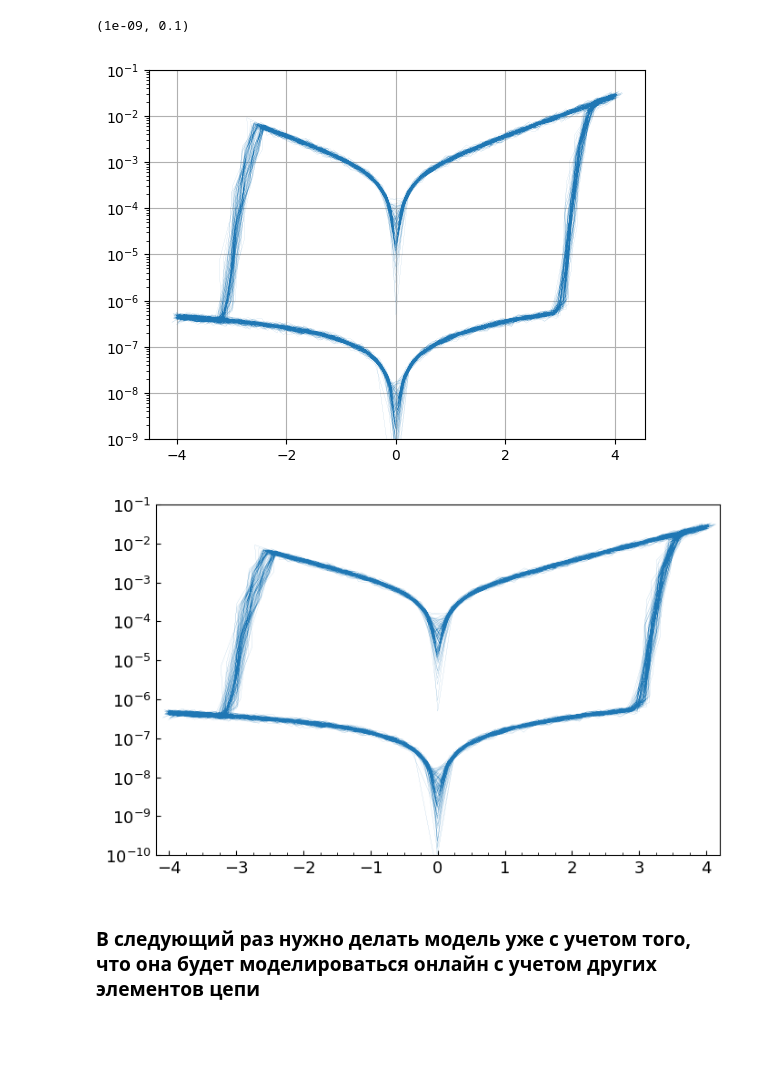
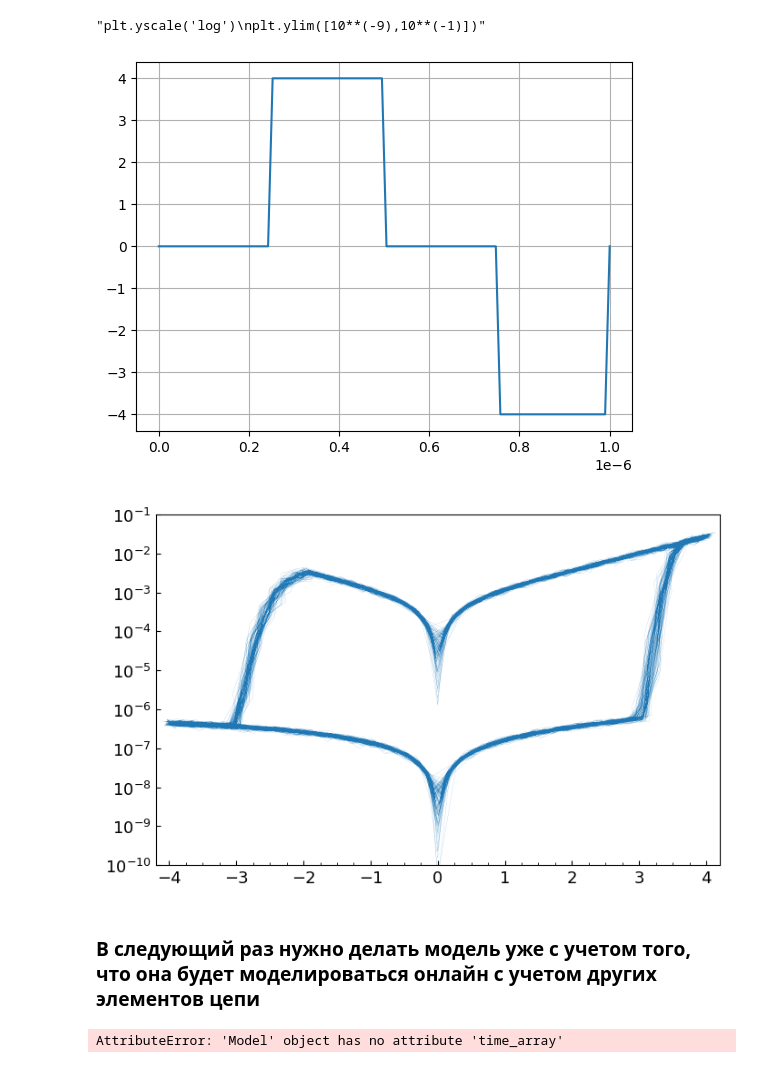
Before and after one commit to OneMoreGate/Memristor_modeling, a Jupyter notebook: main_oop.ipynb, the cells around one changed output. Cells and saved outputs as stored; diff of their text form; code cells hidden in the pictures; blank space fills up the shorter version.

```diff
--- a/main_oop.ipynb
+++ b/main_oop.ipynb
@@ -45,7 +45,7 @@ class Signal:
         for j in range(self.reprtition):
             for i in t[j * self.n_points: (j+1) * self.n_points]:
                 if (i <= (t[j * self.n_points] + half_period/2)) or ((i > (t[j * self.n_points] + half_period)) and i < (t[j * self.n_points] + 3/2 *half_period)):
-                    voltage.append( )
+                    voltage.append( 0)
                 elif (i > (t[j * self.n_points] + half_period/2)) and i < (t[j * self.n_points] + half_period):
                     voltage.append(self.amplitude)
                 elif (i > (t[j * self.n_points] + 3/2 *half_period)):
@@ -60,8 +60,8 @@ class Hyperparameters:
         pass
 
     def hyp_initialize(self, V_th_n, V_th_p, a, b, c, s, n, beta, xi, alpha_m, gamma):
-        self.V_th_p = np.random.normal(V_th_p,0.5)
-        self.V_th_n = np.random.normal(V_th_n,0.5)
+        self.V_th_p = np.random.normal(V_th_p,0.25)
+        self.V_th_n = np.random.normal(V_th_n,0.25)
         self.a = a
         self.b = b
         self.c = c
@@ -144,25 +144,25 @@ class Model(Signal, Hyperparameters, Calculation):
 # %%
 m = Model()
 
 m.set_hyperparams(V_th_p=3, V_th_n = 2, a=100000, n=13, beta=10 ** (-3), xi=10**(-6), alpha_m=1)
-m.set_puls_params(n_points=100, frequency=1000000, amplitude=4, reprtition=100)
-m.set_puls_form(puls_type='triangle')
+m.set_puls_params(n_points=100, frequency=1000000, amplitude=4, reprtition=1, duty_cycle= 0.1)
+m.set_puls_form(puls_type='rectangle')
 m.calculate(set_noise=True)
 t = m.time_array
 V = m.V
 I = m.I
 
 #R = V/I
 
 
-plt.plot(V,np.abs(I), linewidth = 0.05)
-#plt.plot(t, I)
+#plt.plot(V,np.abs(I), linewidth = 0.5)
+plt.plot(t, V)
 plt.grid()
-plt.yscale('log')
-plt.ylim([10**(-9),10**(-1)])
+'''plt.yscale('log')
+plt.ylim([10**(-9),10**(-1)])'''
 # %% [output]
-(1e-09, 0.1)
+"plt.yscale('log')\nplt.ylim([10**(-9),10**(-1)])"
-[figure, old version]
+[figure, new version]
 # %%
 fig, ax = plt.subplots(figsize = [8, 5])
 
@@ -177,8 +177,27 @@ ax.tick_params(axis='y', labelsize=13, direction='in')
 ax.yaxis.set_major_locator(ticker.LogLocator(base=10, numticks=20))
 ax.yaxis.set_minor_locator(ticker.LogLocator(base=10, numticks=20))
 
-plt.savefig('I_V.png', dpi = 300, bbox_inches = 'tight')
+#plt.savefig('I_V.png', dpi = 300, bbox_inches = 'tight')
 # %% [output]
-[figure, old version]
+[figure, new version]
 # %% [markdown]
 ### В следующий раз нужно делать модель уже с учетом того, что она будет моделироваться онлайн с учетом других элементов цепи
+# %%
+m_3 = Model()
+
+m_3.set_default
+m_3.calculate()
+t = m_3.time_array
+V = m_3.V
+I = m_3.I
+
+#R = V/I
+
+
+plt.plot(V,(I), linewidth = 1)
+#plt.plot(t, I)
+plt.grid()
+'''plt.yscale('log')
+plt.ylim([10**(-9),10**(-1)])'''
+# %% [output]
+AttributeError: 'Model' object has no attribute 'time_array'
```
Also changed, not shown: 2 other files.
